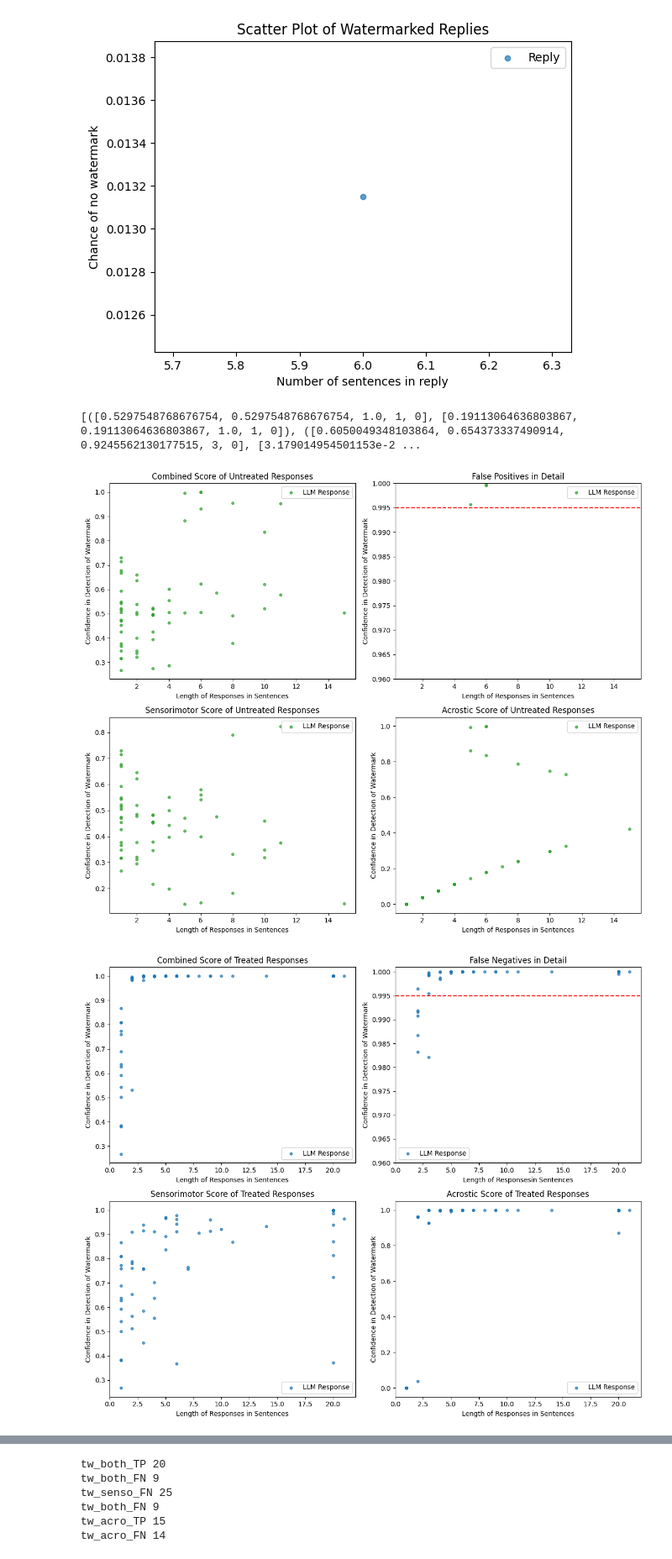
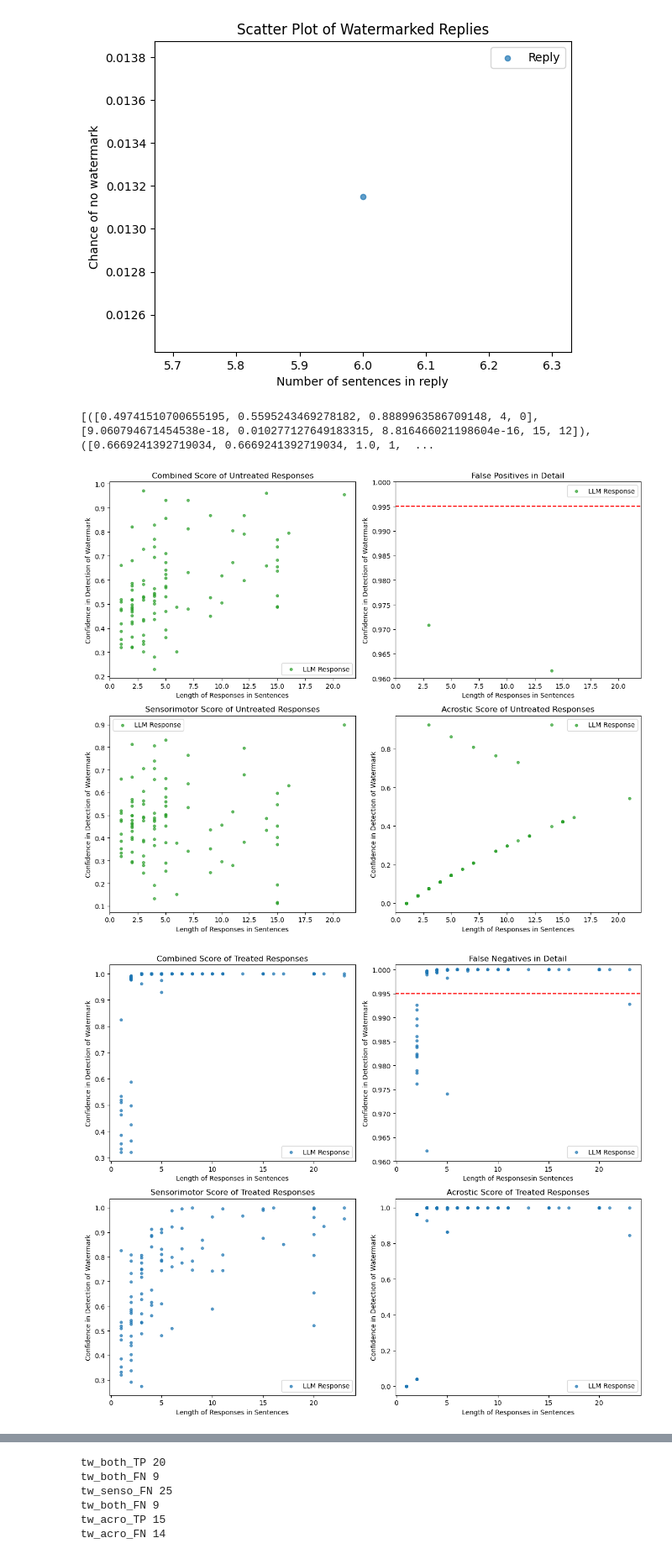
Before and after one commit to CommodoreEU/master-generation, a Jupyter notebook: notebook.ipynb, the cells around one changed output, grey strips where cells are left out. Shown at 84% size. Saved outputs shown, nothing was run; the diff lists cells and outputs as text; code cells hidden in the pictures.

Commit message:
more samples, better plots

```diff
--- a/notebook.ipynb
+++ b/notebook.ipynb
@@ -789,7 +893,7 @@ Describe the process of recycling.
 import csv
 
 # Specify the file name
-file_name = "output_gen4.csv"
+file_name = "output_gen6.csv"
 
 # Open the file in write mode with newline='' to ensure correct line endings
 with open(file_name, 'w', newline='') as csv_file:
@@ -798,6 +902,22 @@ with open(file_name, 'w', newline='') as csv_file:
 
     # Write the data to the CSV file
     csv_writer.writerows(results)
+# %%
+import csv
+
+def load_csv_to_list(filename):
+    data_list = []
+    with open(filename, 'r', encoding='utf-8') as file:
+        csv_reader = csv.reader(file)
+        for row in csv_reader:
+            # Assuming each row has the format: [prompt, reply_base, reply_watermark]
+            if len(row) == 3:  # Making sure the row has exactly 3 elements
+                data_list.append(row)
+    return data_list
+
+# Example usage
+filename = 'output_gen5.csv'
+results = load_csv_to_list(filename)
 # %%
 import spacy
 import hashlib
@@ -929,7 +1049,7 @@ Recycling is a process that reduces human impact on environment by converting wa
 
 
 # Specify the file name
-file_name = "output_score4.csv"
+file_name = "output_score5.csv"
 
 # Open the file in write mode with newline='' to ensure correct line endings
 with open(file_name, 'w', newline='') as csv_file:
@@ -993,7 +1113,7 @@ def convert_to_list(string):
         return string  # Return the original string if conversion is not possible
 
 # Specify the file name
-file_name = "output_score4.csv"
+file_name = "output_score5.csv"
 # Open the file in read mode
 with open(file_name, 'r') as csv_file:
     # Create a CSV reader object
@@ -1078,36 +1198,36 @@ axs[0, 1].set_xlabel('Length of Responsesin Sentences')
 axs[0, 1].set_ylabel('Confidence in Detection of Watermark')
 axs[0, 1].set_title('False Negatives in Detail')
 axs[0, 1].legend()
 axs[0, 1].set_ylim(0.96, 1.001)  # Set the y-axis limit for the lower part
 axs[0, 1].axhline(y=0.995, color='red', linestyle='--', label='Red Line')
 
 # Subplot 3
 y_values3 = [1-item[1][1] for item in scores]
 x_values3 = [item[1][3] for item in scores]
 axs[1, 0].scatter(x_values3, y_values3, s=15, alpha=0.7, c=['C0'], marker='o', label='LLM Response')
 axs[1, 0].set_xlabel('Length of Responses in Sentences')
 axs[1, 0].set_ylabel('Confidence in Detection of Watermark')
 axs[1, 0].set_title('Sensorimotor Score of Treated Responses')
 axs[1, 0].legend()
 
 # Subplot 4
 y_values4 = [1-item[1][2] for item in scores]
 x_values4 = [item[1][3] for item in scores]
 axs[1, 1].scatter(x_values4, y_values4, s=15, alpha=0.7, c=['C0'], marker='o', label='LLM Response')
 axs[1, 1].set_xlabel('Length of Responses in Sentences')
 axs[1, 1].set_ylabel('Confidence in Detection of Watermark')
 axs[1, 1].set_title('Acrostic Score of Treated Responses')
 axs[1, 1].legend()
 
 # Adjust spacing between subplots
 plt.tight_layout()
 
 # Show the combined figure
 plt.show()
 # %% [output]
-[([0.5297548768676754, 0.5297548768676754, 1.0, 1, 0], [0.19113064636803867, 0.19113064636803867, 1.0, 1, 0]), ([0.6050049348103864, 0.654373337490914, 0.9245562130177515, 3, 0], [3.179014954501153e-2 ...
+[([0.49741510700655195, 0.5595243469278182, 0.8889963586709148, 4, 0], [9.060794671454538e-18, 0.010277127649183315, 8.816466021198604e-16, 15, 12]), ([0.6669241392719034, 0.6669241392719034, 1.0, 1,  ...
-[figure, old version]
+[figure, new version]
-[figure, old version]
+[figure, new version]
 # %%
 import csv
 import ast
```
Also changed, not shown: parts of 13 cells of this notebook, 12 other files.
